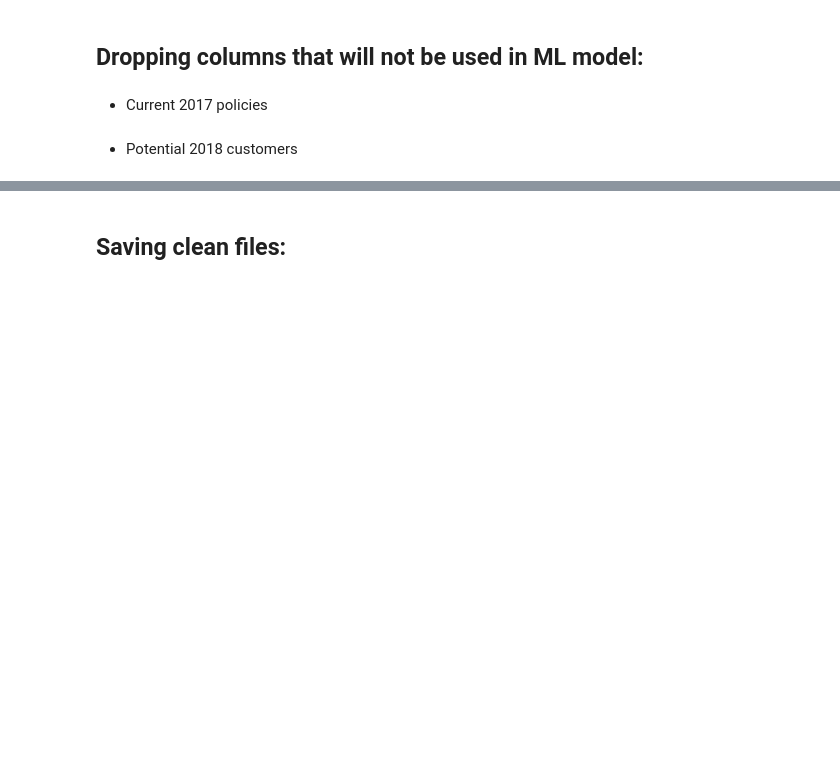
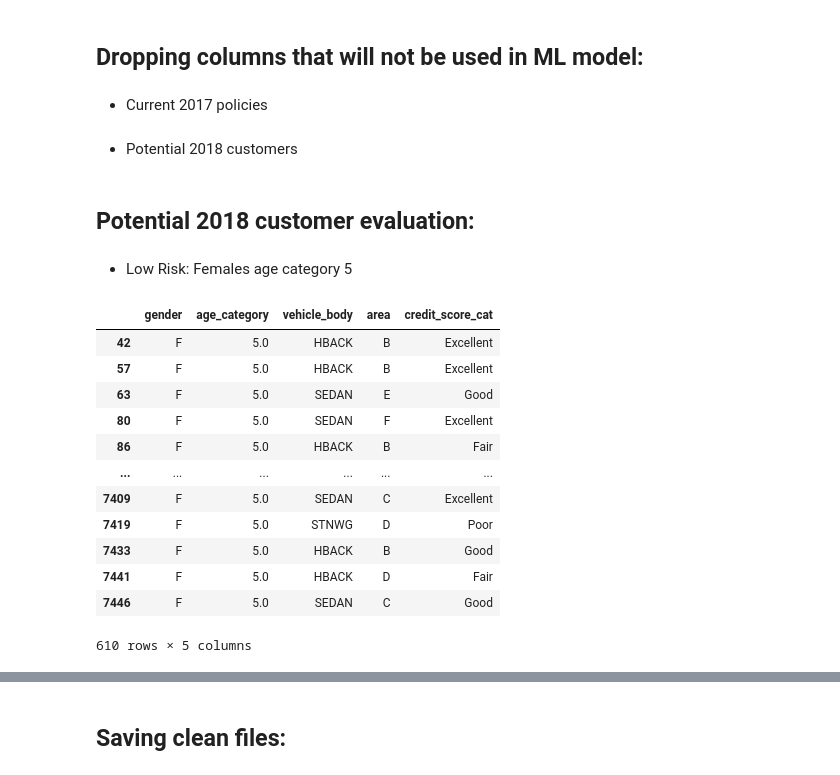
Before and after one commit to suhitasva/Auto_Insurance_Study, a Jupyter notebook: case_study_code_file.ipynb, the cells around one changed output, grey strips where cells are left out. Cells and saved outputs as stored; diff of their text form; code cells hidden in the pictures; blank space fills up the shorter version.

```diff
--- a/case_study_code_file.ipynb
+++ b/case_study_code_file.ipynb
@@ -1063,3 +1063,24 @@ auto_policies_2017.drop(['pol_number', 'num_claims','claim_amount',\
 - Potential 2018 customers
 # %%
 auto_potential_2018.drop(['quote_number'], axis=1, inplace=True)
+# %% [markdown]
+## Potential 2018 customer evaluation:
+# %% [markdown]
+- Low Risk: Females age category 5
+# %%
+auto_potential_2018[["gender","age_category","vehicle_body","area","credit_score_cat"]]\
+                .loc[(auto_potential_2018.gender == 'F') & (auto_potential_2018.age_category == 5)]
+# %% [output]
+|  | gender | age_category | vehicle_body | area | credit_score_cat |
+| 42 | F | 5.0 | HBACK | B | Excellent |
+| 57 | F | 5.0 | HBACK | B | Excellent |
+| 63 | F | 5.0 | SEDAN | E | Good |
+| 80 | F | 5.0 | SEDAN | F | Excellent |
+| 86 | F | 5.0 | HBACK | B | Fair |
+| ... | ... | ... | ... | ... | ... |
+| 7409 | F | 5.0 | SEDAN | C | Excellent |
+| 7419 | F | 5.0 | STNWG | D | Poor |
+| 7433 | F | 5.0 | HBACK | B | Good |
+| 7441 | F | 5.0 | HBACK | D | Fair |
+| 7446 | F | 5.0 | SEDAN | C | Good |
+610 rows × 5 columns
```
Also changed, not shown: parts of 20 cells of this notebook.
